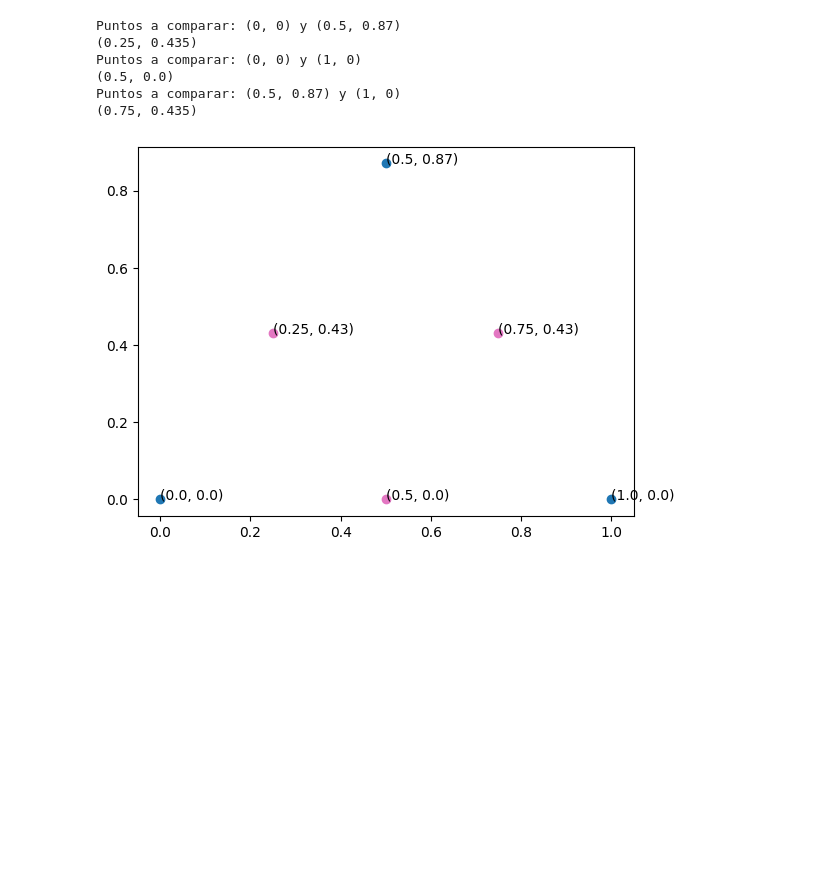
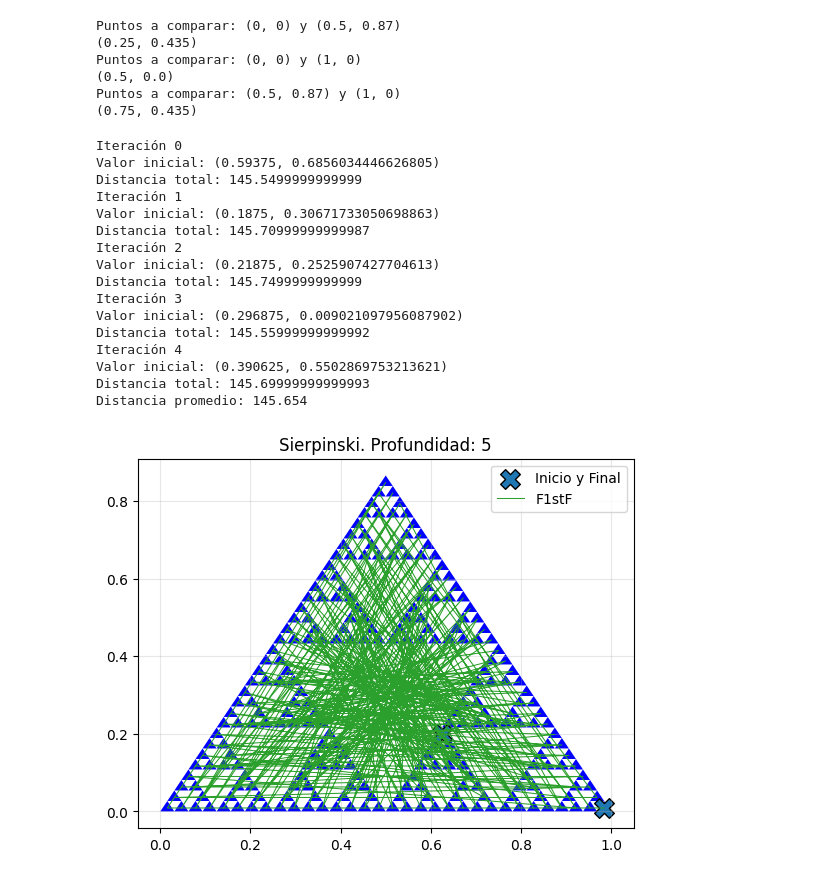
Before and after one commit to Kurocaguama/PCIC, a Jupyter notebook: Detección de Anomalías/Farthest First Traversal.ipynb, the cells around one changed output. Cells and saved outputs as stored; diff of their text form; code cells hidden in the pictures; blank space fills up the shorter version.

```diff
--- a/Detección de Anomalías/Farthest First Traversal.ipynb
+++ b/Detección de Anomalías/Farthest First Traversal.ipynb
@@ -196,33 +196,32 @@ Puntos a comparar: (0, 0) y (1, 0)
 Puntos a comparar: (0.5, 0.87) y (1, 0)
 (0.75, 0.435)
 # %%
-def get_middle_point(x1,y1,x2,y2):
-    x = round((x1+x2)/2, 2)
-    y = round((y1+y2)/2, 2)
-    return x, y
+def sierpinski(ax, vertices, profundidad, centros):
+    if profundidad == 0:
+        triangulo = plt.Polygon(vertices, fill = True, facecolor = 'blue', linewidth = 1)
+        ax.add_patch(triangulo)
+        tri_center = np.mean(vertices, axis = 0)
+        centros.append(tri_center)
+    else:
+        mid_p1 = (vertices[0] + vertices[1])/2
+        mid_p2 = (vertices[1] + vertices[2])/2
+        mid_p3 = (vertices[2] + vertices[0])/2
 
-puntos_x = [0.0,0.5,1.0]
-puntos_y = [0.0, round(math.sqrt(0.75), 2), 0.0]
-zipped_points = zip(puntos_x, puntos_y)
-zipped = [_ for _ in zipped_points]
+        # Sigo sin saber la razón de elegir estos vértices.
+        sierpinski(ax, np.array([vertices[0], mid_p1, mid_p3]), profundidad - 1, centros)
+        sierpinski(ax, np.array([vertices[1], mid_p1, mid_p2]), profundidad - 1, centros)
+        sierpinski(ax, np.array([vertices[2], mid_p2, mid_p3]), profundidad - 1, centros)
 
-new_x = []
-new_y = []
-
-for i in range(len(puntos_x)):
-    for j in range(i, len(puntos_x)):
-        x, y = get_middle_point(puntos_x[i], puntos_y[i], puntos_x[j], puntos_y[j])
-        if (x,y) not in zipped:
-            new_x.append(x)
-            new_y.append(y)
-
-fig, ax = plt.subplots()
-ax.scatter(puntos_x, puntos_y, color = 'tab:blue')
-for i in range(len(puntos_x)):
-    ax.annotate('({}, {})'.format(puntos_x[i], puntos_y[i]), (puntos_x[i], puntos_y[i]))
-ax.scatter(new_x, new_y, color = 'tab:pink')
-for i in range(len(new_x)):
-    ax.annotate('({}, {})'.format(new_x[i], new_y[i]), (new_x[i], new_y[i]))
-plt.show()
+def sierpinski_rec(profundidad):
+    fig, ax = plt.subplots()
+    vertix = np.array([[0,0], [1,0], [0.5, np.sqrt(3)/2]])
+    centers = []
+    sierpinski(ax, vertix, profundidad, centers)
+    centers = [tuple(_) for _ in centers]
+    sier_x, sier_y = distance_random_k(centers, 5)
+    ax.scatter([sier_x[-1], sier_x[0]], [sier_y[-1], sier_y[0]], marker = 'X', s=200, edgecolors = 'black', linewidths = 1, label = 'Inicio y Final')
+    ax.plot(sier_x, sier_y, color = 'tab:green', label = 'F1stF', linewidth = 0.75)
+    ax.set_title('Sierpinski. Profundidad: {}'.format(profundidad))
+    ax.grid(True, alpha=0.3)
+    ax.legend()
+    plt.show()
-# %% [output]
-[figure, removed]
@@ -240,0 +228,20 @@ for i in range(degree):
+# %%
+sierpinski_rec(5)
+# %% [output]
+Iteración 0
+Valor inicial: (0.59375, 0.6856034446626805)
+Distancia total: 145.5499999999999
+Iteración 1
+Valor inicial: (0.1875, 0.30671733050698863)
+Distancia total: 145.70999999999987
+Iteración 2
+Valor inicial: (0.21875, 0.2525907427704613)
+Distancia total: 145.7499999999999
+Iteración 3
+Valor inicial: (0.296875, 0.009021097956087902)
+Distancia total: 145.55999999999992
+Iteración 4
+Valor inicial: (0.390625, 0.5502869753213621)
+Distancia total: 145.69999999999993
+Distancia promedio: 145.654
+[figure, added]
```
Also changed, not shown: parts of 7 cells of this notebook.
